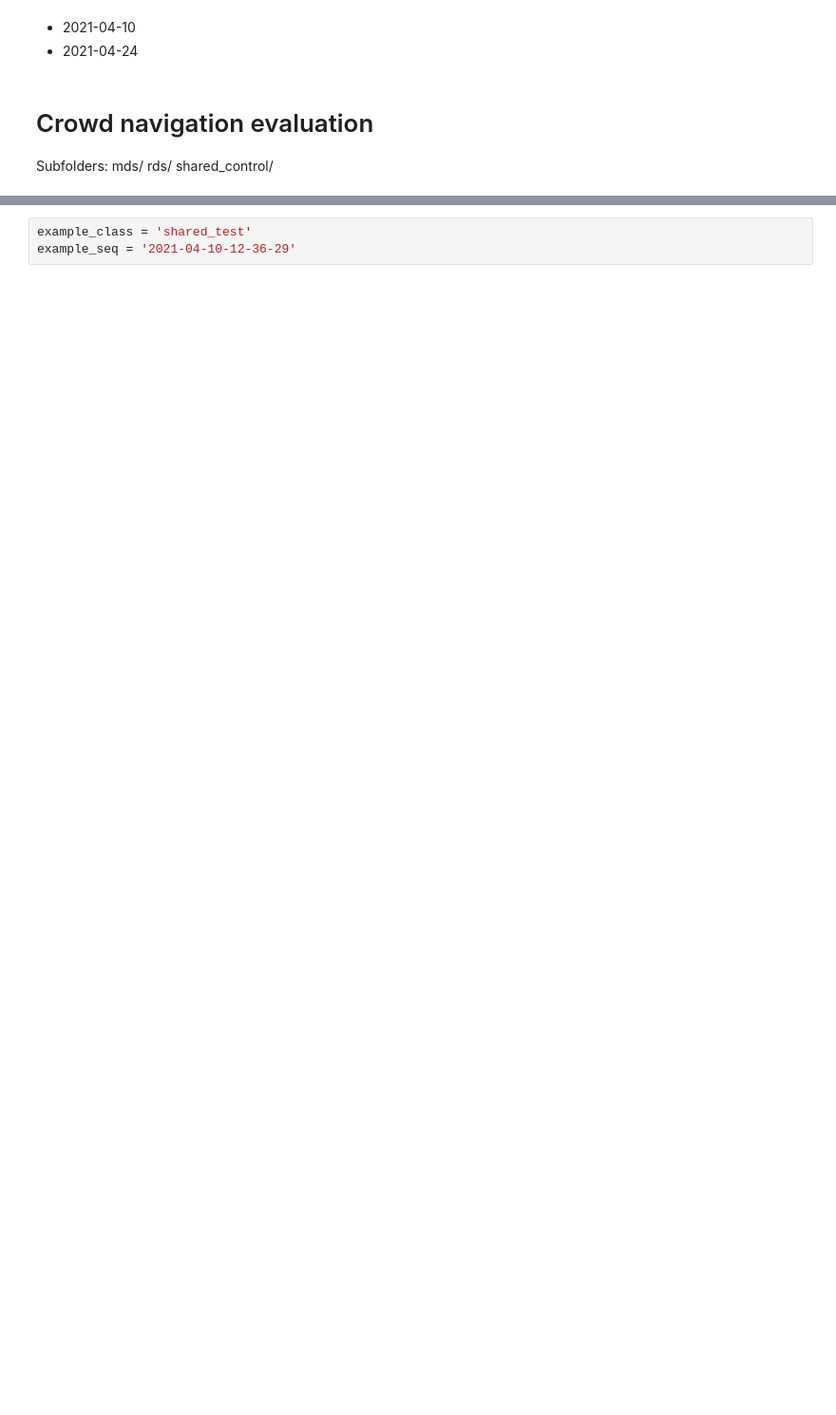
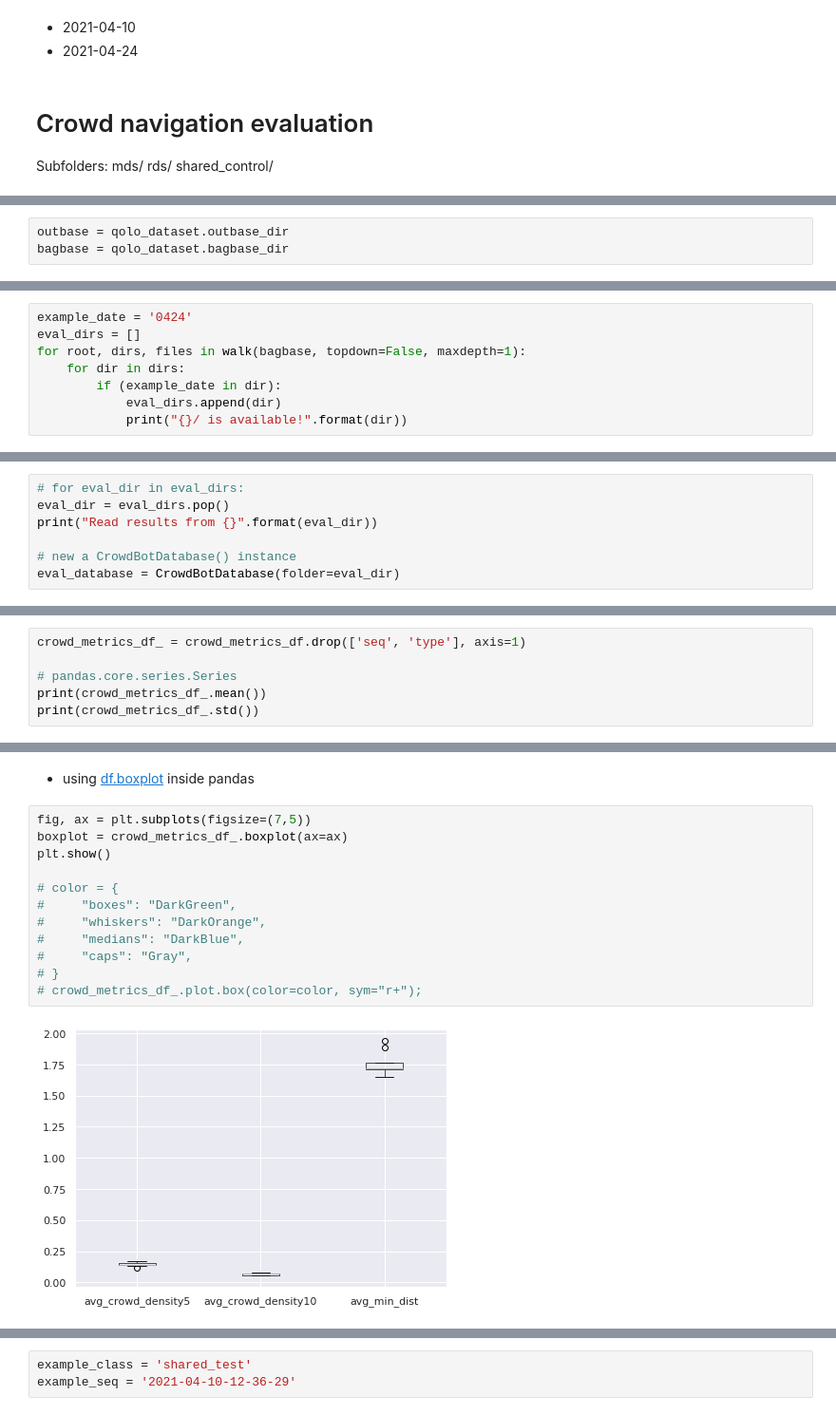
Before and after one commit to epfl-lasa/crowdbot-evaluation-tools, a Jupyter notebook: notebooks/comprehensive_eval.ipynb, the cells around one changed output, grey strips where cells are left out. Shown at 95% size. Cells and saved outputs as stored; diff of their text form; blank space fills up the shorter version.

Commit message:
reorganize notebook and add plot

```diff
--- a/notebooks/comprehensive_eval.ipynb
+++ b/notebooks/comprehensive_eval.ipynb
@@ -62,0 +49,3 @@ Finish qolo evaluation!
+# %%
+outbase = qolo_dataset.outbase_dir
+bagbase = qolo_dataset.bagbase_dir
@@ -62,0 +79,8 @@ Finish qolo evaluation!
+# %%
+example_date = '0424'
+eval_dirs = []
+for root, dirs, files in walk(bagbase, topdown=False, maxdepth=1):
+    for dir in dirs:
+        if (example_date in dir):
+            eval_dirs.append(dir)
+            print("{}/ is available!".format(dir))
@@ -62,0 +91,7 @@ Finish qolo evaluation!
+# %%
+# for eval_dir in eval_dirs:
+eval_dir = eval_dirs.pop()
+print("Read results from {}".format(eval_dir))
+
+# new a CrowdBotDatabase() instance
+eval_database = CrowdBotDatabase(folder=eval_dir)
@@ -62,0 +153,6 @@ Finish qolo evaluation!
+# %%
+crowd_metrics_df_ = crowd_metrics_df.drop(['seq', 'type'], axis=1)
+
+# pandas.core.series.Series
+print(crowd_metrics_df_.mean())
+print(crowd_metrics_df_.std())
@@ -62,0 +168,16 @@ Finish qolo evaluation!
+# %% [markdown]
+- using [df.boxplot](https://pandas.pydata.org/docs/reference/api/pandas.DataFrame.boxplot.html) inside pandas
+# %%
+fig, ax = plt.subplots(figsize=(7,5))
+boxplot = crowd_metrics_df_.boxplot(ax=ax)
+plt.show()
+
+# color = {
+#     "boxes": "DarkGreen",
+#     "whiskers": "DarkOrange",
+#     "medians": "DarkBlue",
+#     "caps": "Gray",
+# }
+# crowd_metrics_df_.plot.box(color=color, sym="r+");
+# %% [output]
+[figure, added]
```
Also changed, not shown: parts of 18 cells of this notebook.
